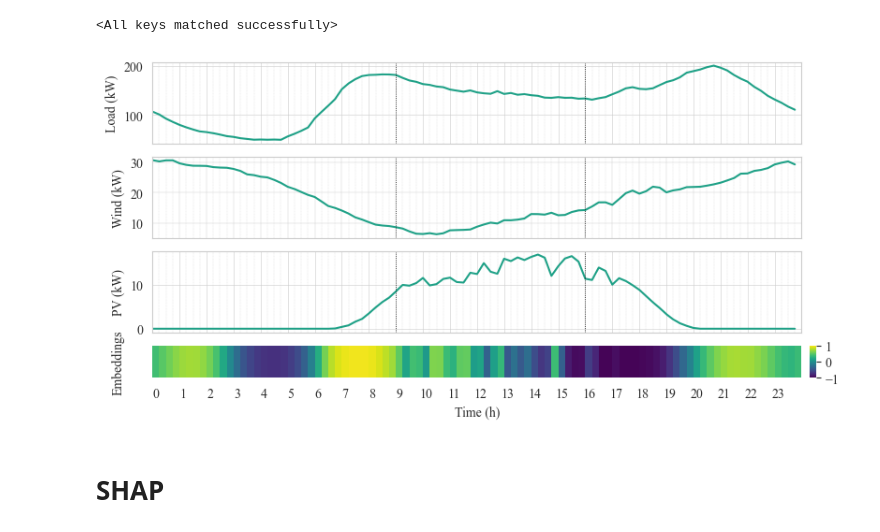
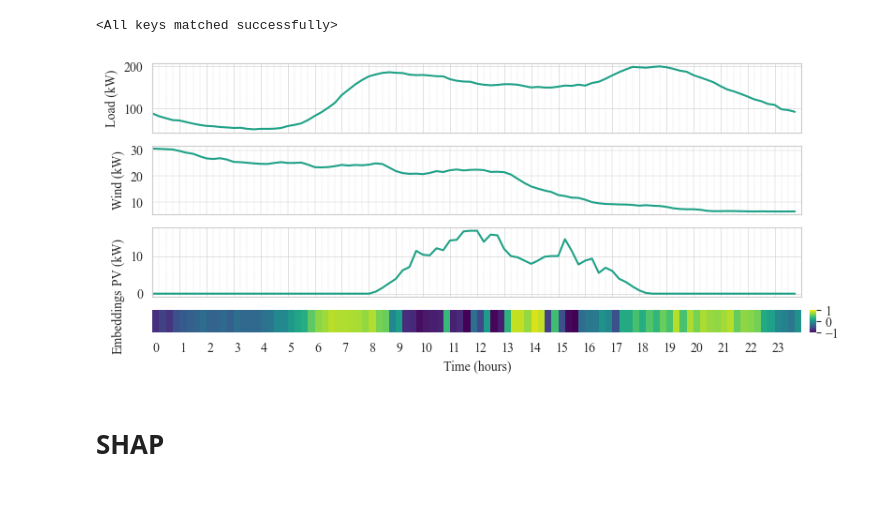
Before and after one commit to arbit3rr/ES-Temporal-RL, a Jupyter notebook: 8. plot_results.ipynb, the cells around one changed output. Cells and saved outputs as stored; diff of their text form; code cells hidden in the pictures; blank space fills up the shorter version.

```diff
--- a/8. plot_results.ipynb
+++ b/8. plot_results.ipynb
@@ -392,7 +392,9 @@ for t in types:
     plt.figure(figsize=(12, 1.5))
     time_steps = np.arange(96) / 4  # Scale the time steps to hours
     for i in range(num_variations):
-        plt.plot(time_steps, add_uncertainty(day_data[t], 96 / 8, base_noise_std=0.2), alpha=0.6, color=colors[i])
+        plt.plot(time_steps, add_uncertainty(day_data[t], 4*4, base_noise_std=0.2), alpha=0.6, color=colors[i])
+
+    plt.axvline(x = 4, color = 'black', linestyle=':', linewidth=1.4)
 
     # plt.legend()
     # plt.title("10 Variations per Type with Added Uncertainty")
@@ -717,7 +719,7 @@ def hook_fn(module, input, output):
 
 # Register hook on LSTM layer
 AttModel.attention.register_forward_hook(hook_fn)
-DAY_PLT = 100
+DAY_PLT = 290
 
 state,_ = env.reset(test=True, day=DAY_PLT)
 input_data_np = state[0]
@@ -740,7 +742,7 @@ while not done:
     next_state, reward, done, _, info = env.step(mapped_action)
     state = next_state
     rewards.append(reward)
-
+    break
 battery_results = np.array(env.memory['storage'])
 
 # Convert input data for visualization
@@ -750,7 +752,7 @@ output = action
 minor_hours = np.arange(0, 24, 0.25)
 major_hours = np.arange(0, 24, 1)
 
-fig, axs = plt.subplots(4, 2, figsize=(8, 4), gridspec_kw={'height_ratios': [0.3, 0.3, 0.3, 0.12], 'width_ratios': [5, 0.05]})
+fig, axs = plt.subplots(4, 2, figsize=(8, 3.5), gridspec_kw={'height_ratios': [0.3, 0.3, 0.3, 0.1], 'width_ratios': [5, 0.05]})
 axs = axs.flatten()
 axs[1].set_visible(False)  # Hide empty subplot
 axs[3].set_visible(False)  # Hide empty subplot
@@ -773,8 +775,8 @@ axs[0].set_xticks(major_hours, minor=False)
 axs[0].set_xlim(0, 24)
 axs[0].grid(True, which='minor', linestyle='--', linewidth=0.2)
 axs[0].grid(True, which='major', linestyle='-', linewidth=0.4)
-axs[0].axvline(x = 9, color = 'black', linestyle=':', linewidth=0.6)
-axs[0].axvline(x = 16, color = 'black', linestyle=':', linewidth=0.6)
+# axs[0].axvline(x = 9, color = 'black', linestyle=':', linewidth=0.6)
+# axs[0].axvline(x = 16, color = 'black', linestyle=':', linewidth=0.6)
 
 axs[2].plot(np.arange(96)/4, dataset[DAY_PLT]["wind"], label=f'Feature', color=colors[2])
 # axs[2].legend()
@@ -784,8 +786,8 @@ axs[2].set_xticks(major_hours, minor=False)
 axs[2].set_xlim(0, 24)
 axs[2].grid(True, which='minor', linestyle='--', linewidth=0.2)
 axs[2].grid(True, which='major', linestyle='-', linewidth=0.3)
-axs[2].axvline(x = 9, color = 'black', linestyle=':', linewidth=0.6)
-axs[2].axvline(x = 16, color = 'black', linestyle=':', linewidth=0.6)
+# axs[2].axvline(x = 9, color = 'black', linestyle=':', linewidth=0.6)
+# axs[2].axvline(x = 16, color = 'black', linestyle=':', linewidth=0.6)
 
 axs[4].plot(np.arange(96)/4, dataset[DAY_PLT]["solar"], label=f'Feature', color=colors[2])
 # axs[4].legend()
@@ -795,8 +797,8 @@ axs[4].set_xticks(major_hours, minor=False)
 axs[4].set_xlim(0, 24)
 axs[4].grid(True, which='minor', linestyle='--', linewidth=0.2)
 axs[4].grid(True, which='major', linestyle='-', linewidth=0.4)
-axs[4].axvline(x = 9, color = 'black', linestyle=':', linewidth=0.6)
-axs[4].axvline(x = 16, color = 'black', linestyle=':', linewidth=0.6)
+# axs[4].axvline(x = 9, color = 'black', linestyle=':', linewidth=0.6)
+# axs[4].axvline(x = 16, color = 'black', linestyle=':', linewidth=0.6)
 
 # for i in range(3):
 #     axs[2*i].plot(np.arange(96)/4, input_data_np[:, i], label=f'Feature {i+1}', color=colors[1])
@@ -810,35 +812,35 @@ axs[4].axvline(x = 16, color = 'black', linestyle=':', linewidth=0.6)
 
 
 # 🔵 Second subplot: Heatmap of 96x1 output
 signal_df = pd.DataFrame([np.array(intermediate_output.cpu().reshape(-1))], columns=(np.arange(96)/4).astype(int))
 signal_df.index = [" "]
 
 sns.heatmap(signal_df, cmap="viridis", cbar=True, ax=axs[6], cbar_ax=axs[7], xticklabels=4, vmin=-1, vmax=1)
 axs[6].set_ylabel("Embeddings")
-axs[6].set_xlabel("Time (h)")
+axs[6].set_xlabel("Time (hours)")
 
 # axs[2].set_xticks(np.arange(0,24.25,1))
 
 # labels = ["Grid", 'Storage', 'FC', 'MT']
 # for i in range(4, 8):
 #     axs[2*i].plot(np.arange(96)/4, grid_results[:,i-4], label="Grid", color=colors[4])
 #     # axs[2*i].set_xlabel("Time Step")
 #     axs[2*i].set_ylabel(labels[i-4])
 #     axs[2*i].set_xticks(minor_hours, minor=True)
 #     axs[2*i].set_xticks(major_hours, minor=False)
 #     axs[2*i].set_xlim(0, 24)
 
 # Remove x-axis labels for all except the last subplot
 for i in range(6):
     if i != 14:
         axs[i].set_xticklabels([])
         axs[i].set_xlabel('')
 
 plt.tight_layout(pad=0.6)  # Reduce padding between subplots
 plt.savefig('plots/embeddings.png', dpi=300, bbox_inches='tight', pad_inches=0)
 plt.show()
 # %% [output]
-[figure, old version]
+[figure, new version]
 # %% [markdown]
 # SHAP
 # %%
```
Also changed, not shown: parts of 9 cells of this notebook.
